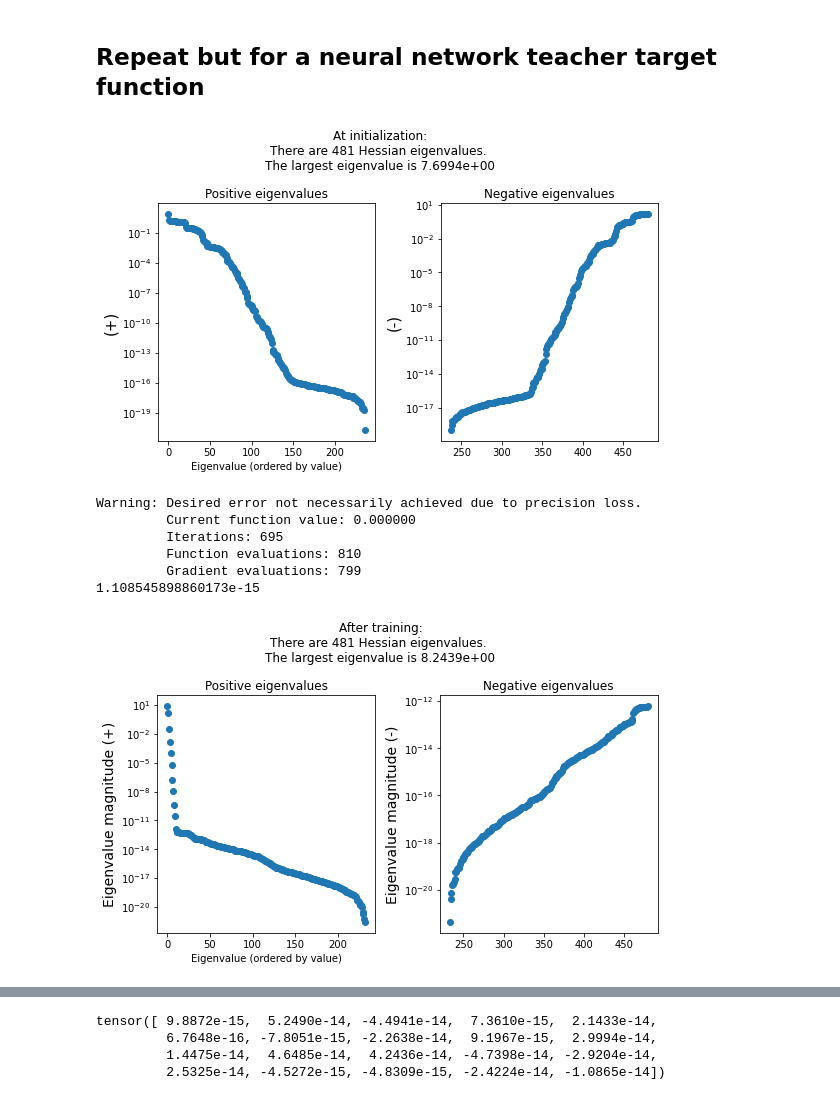
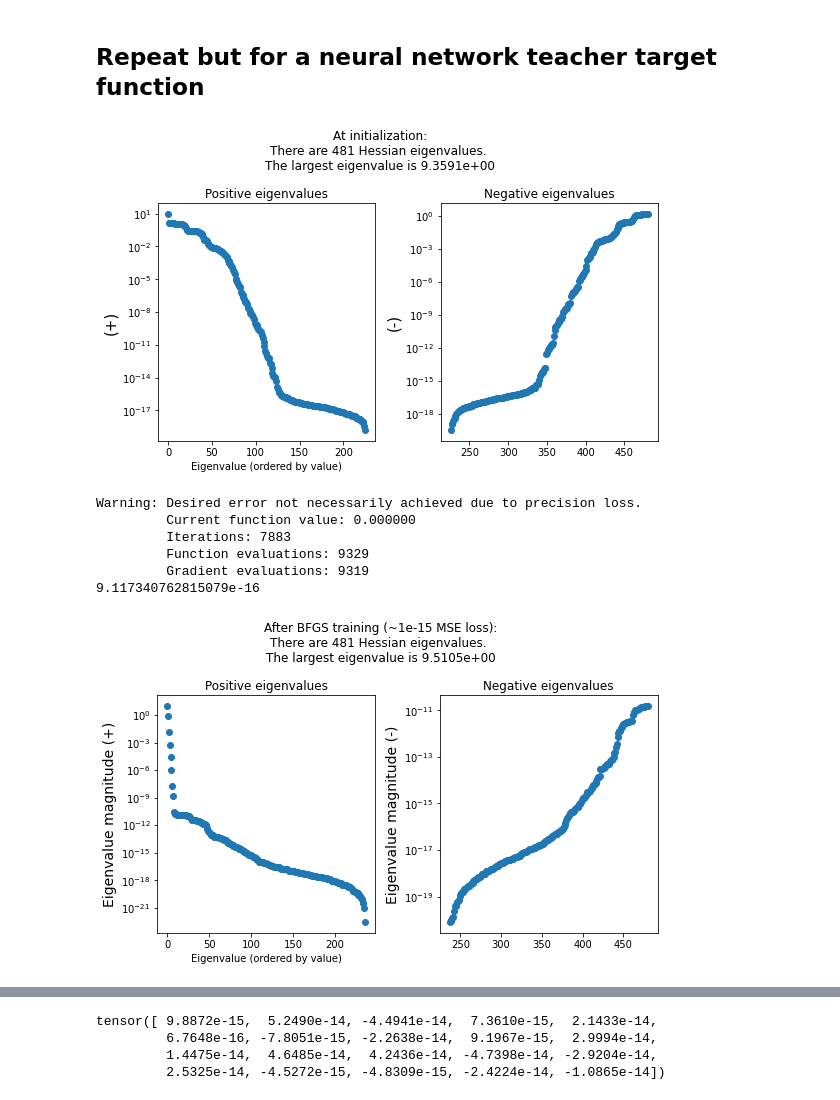
Before and after one commit to ejmichaud/precision-ml, a Jupyter notebook: notebooks/misc/eigenvalue-spectrum-mse.ipynb, the cells around one changed output, grey strips where cells are left out. Saved outputs shown, nothing was run; the diff lists cells and outputs as text; code cells hidden in the pictures.

```diff
--- a/notebooks/eigenvalue-spectrum-mse.ipynb
+++ b/notebooks/misc/eigenvalue-spectrum-mse.ipynb
@@ -349,11 +349,11 @@ x_i = np.random.uniform(low=-1, high=1, size=(100000, 1))
 x_i = torch.from_numpy(x_i).to(device)
 
 teacher = nn.Sequential(
-    nn.Linear(1, 3),
+    nn.Linear(1, 20),
     nn.Tanh(),
-    nn.Linear(3, 3),
+    nn.Linear(20, 20),
     nn.Tanh(),
-    nn.Linear(3, 1)
+    nn.Linear(20, 1)
 ).to(device)
 
 with torch.no_grad():
@@ -408,7 +408,7 @@ plt.suptitle("At initialization:\nThere are {0:d} Hessian eigenvalues. \nThe lar
 
 plt.tight_layout()
 # %% [output]
-[figure, old version]
+[figure, new version]
 # %%
 result = optimize.minimize(loss,
                        param_vector,
@@ -436,37 +436,37 @@ mlp.zero_grad()
 # %% [output]
 Warning: Desired error not necessarily achieved due to precision loss.
          Current function value: 0.000000
-         Iterations: 695
-         Function evaluations: 810
-         Gradient evaluations: 799
-1.108545898860173e-15
+         Iterations: 7883
+         Function evaluations: 9329
+         Gradient evaluations: 9319
+9.117340762815079e-16
 # %%
 hessian = hessian_autograd(mlp, mse_loss_fn_torch, x_i, y_i)
 vals, vs = decompose_hessian(hessian, lenghts, shapes)
 mlp.zero_grad()
 
 positives = [x for x in vals.numpy() if x >= 0]
 negatives = [x for x in vals.numpy() if x < 0]
 positives.reverse()
 negatives.reverse()
 
 plt.figure(figsize=(8, 5))
 
 plt.subplot(1, 2, 1)
 plt.scatter(list(range(len(positives))), positives)
 plt.yscale('log')
 plt.title("Positive eigenvalues")
 plt.ylabel("Eigenvalue magnitude (+)", fontsize=14)
 plt.xlabel("Eigenvalue (ordered by value)")
 
 plt.subplot(1, 2, 2)
 plt.scatter(list(range(len(positives), len(positives) + len(negatives))), np.abs(negatives))
 plt.yscale('log')
 plt.title("Negative eigenvalues")
 plt.ylabel("Eigenvalue magnitude (-)", fontsize=14)
 
-plt.suptitle("After training:\nThere are {0:d} Hessian eigenvalues. \nThe largest eigenvalue is {1:.4e}".format(len(vals), max(positives)))
+plt.suptitle("After BFGS training (~1e-15 MSE loss):\nThere are {0:d} Hessian eigenvalues. \nThe largest eigenvalue is {1:.4e}".format(len(vals), max(positives)))
 
 plt.tight_layout()
 # %% [output]
-[figure, old version]
+[figure, new version]
```
Also changed, not shown: parts of 7 cells of this notebook, 1 other file.
